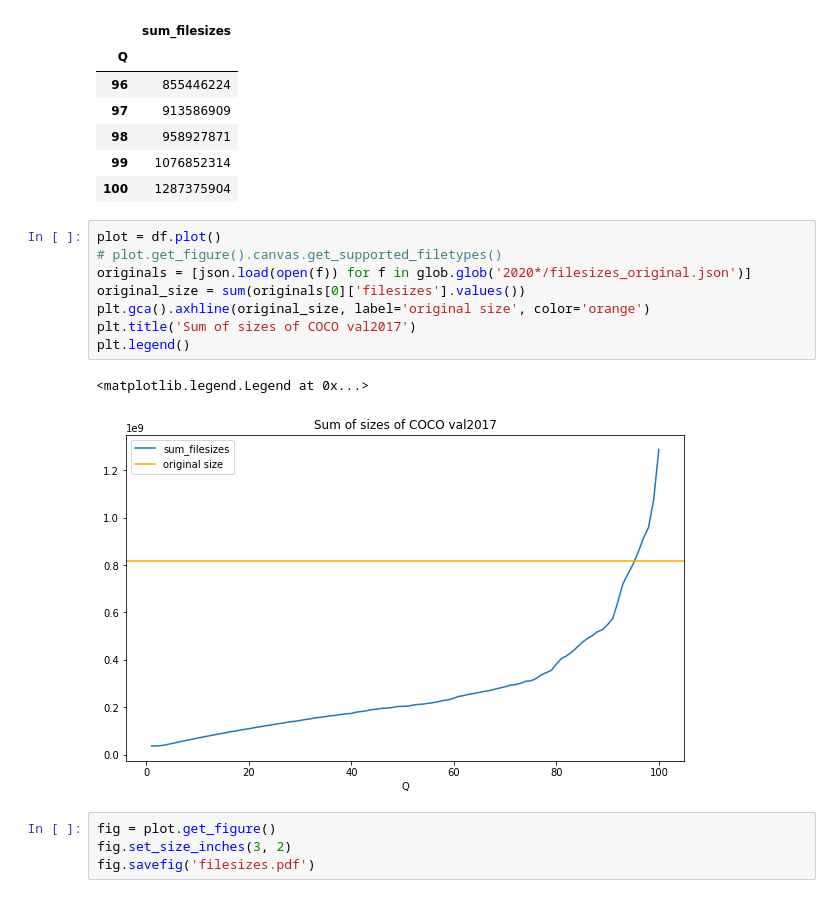
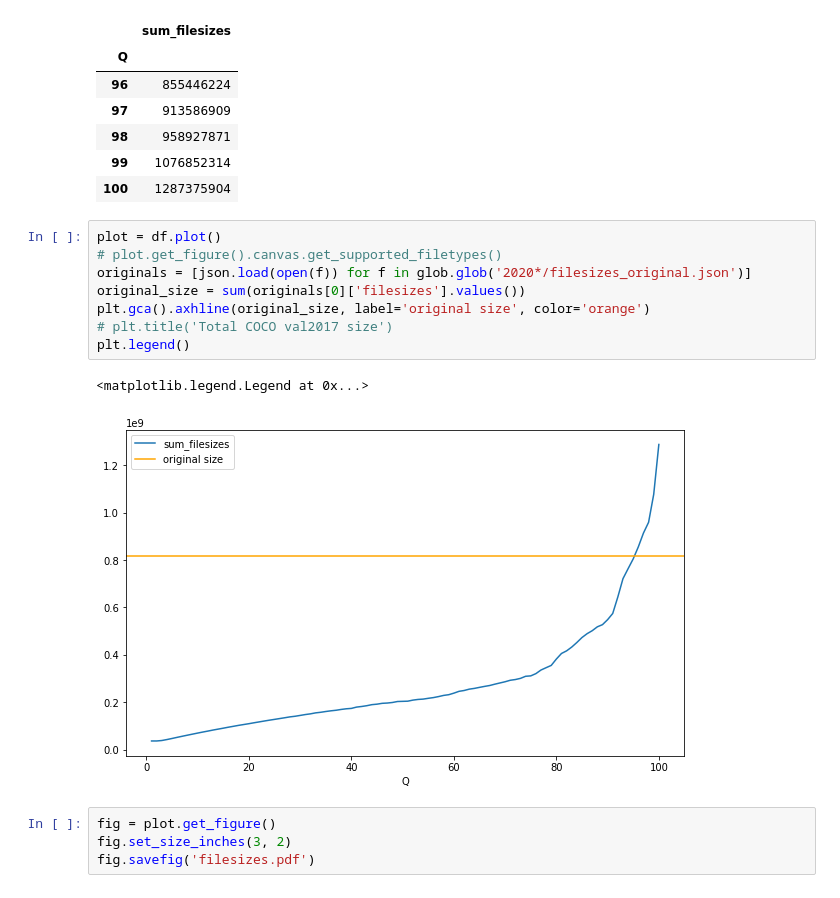
Before and after one commit to tgandor/urban_oculus, a Jupyter notebook: results/Plot_filesizes.ipynb, the cells around one changed output. Saved outputs shown, nothing was run; the diff lists cells and outputs as text.

```diff
--- a/results/Plot_filesizes.ipynb
+++ b/results/Plot_filesizes.ipynb
@@ -56,14 +56,14 @@ df.tail()
 # %%
 plot = df.plot()
 # plot.get_figure().canvas.get_supported_filetypes()
 originals = [json.load(open(f)) for f in glob.glob('2020*/filesizes_original.json')]
 original_size = sum(originals[0]['filesizes'].values())
 plt.gca().axhline(original_size, label='original size', color='orange')
-plt.title('Sum of sizes of COCO val2017')
+# plt.title('Total COCO val2017 size')
 plt.legend()
 # %% [output]
 <matplotlib.legend.Legend at 0x...>
-[figure, old version]
+[figure, new version]
 # %%
 fig = plot.get_figure()
 fig.set_size_inches(3, 2)
```
Also changed, not shown: 2 other files.
